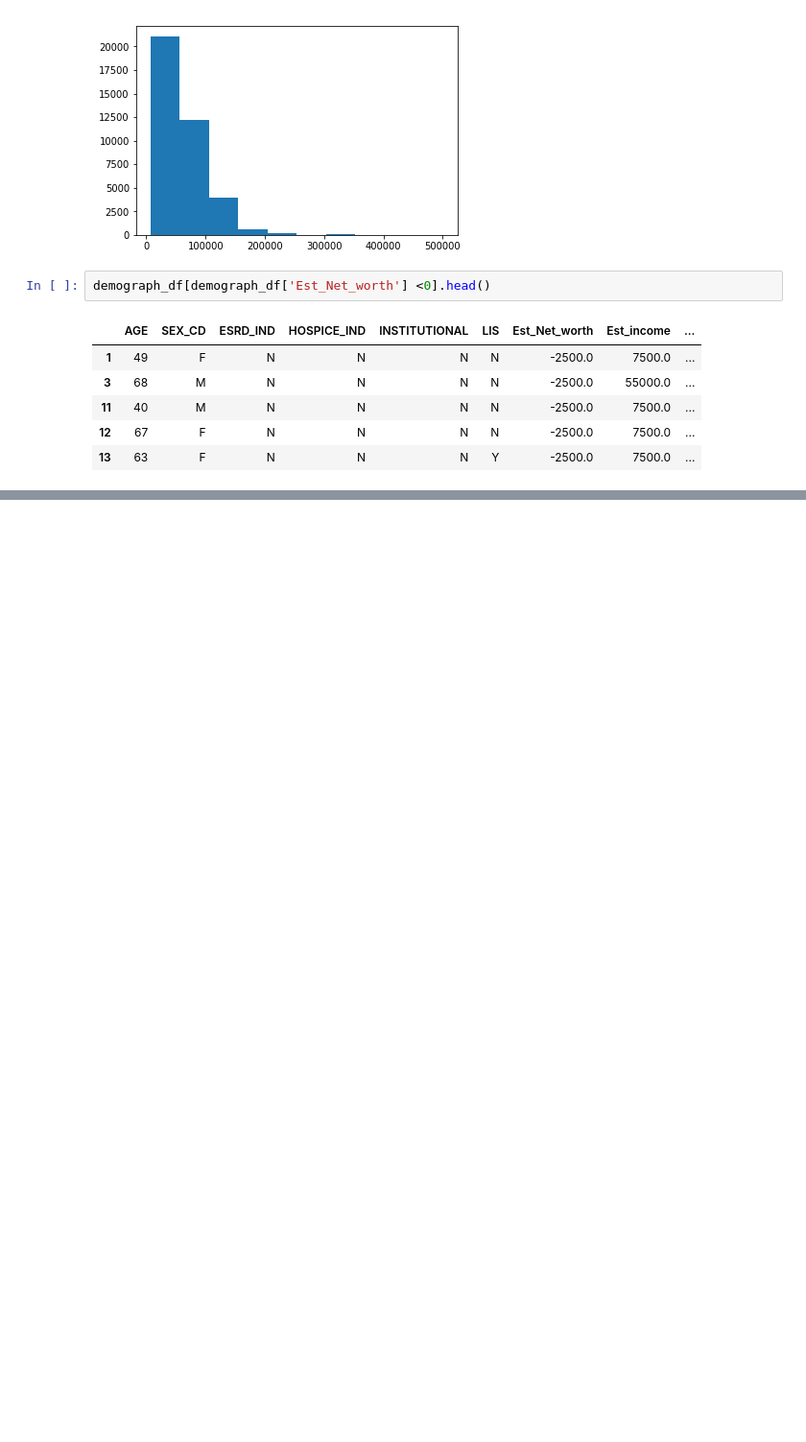
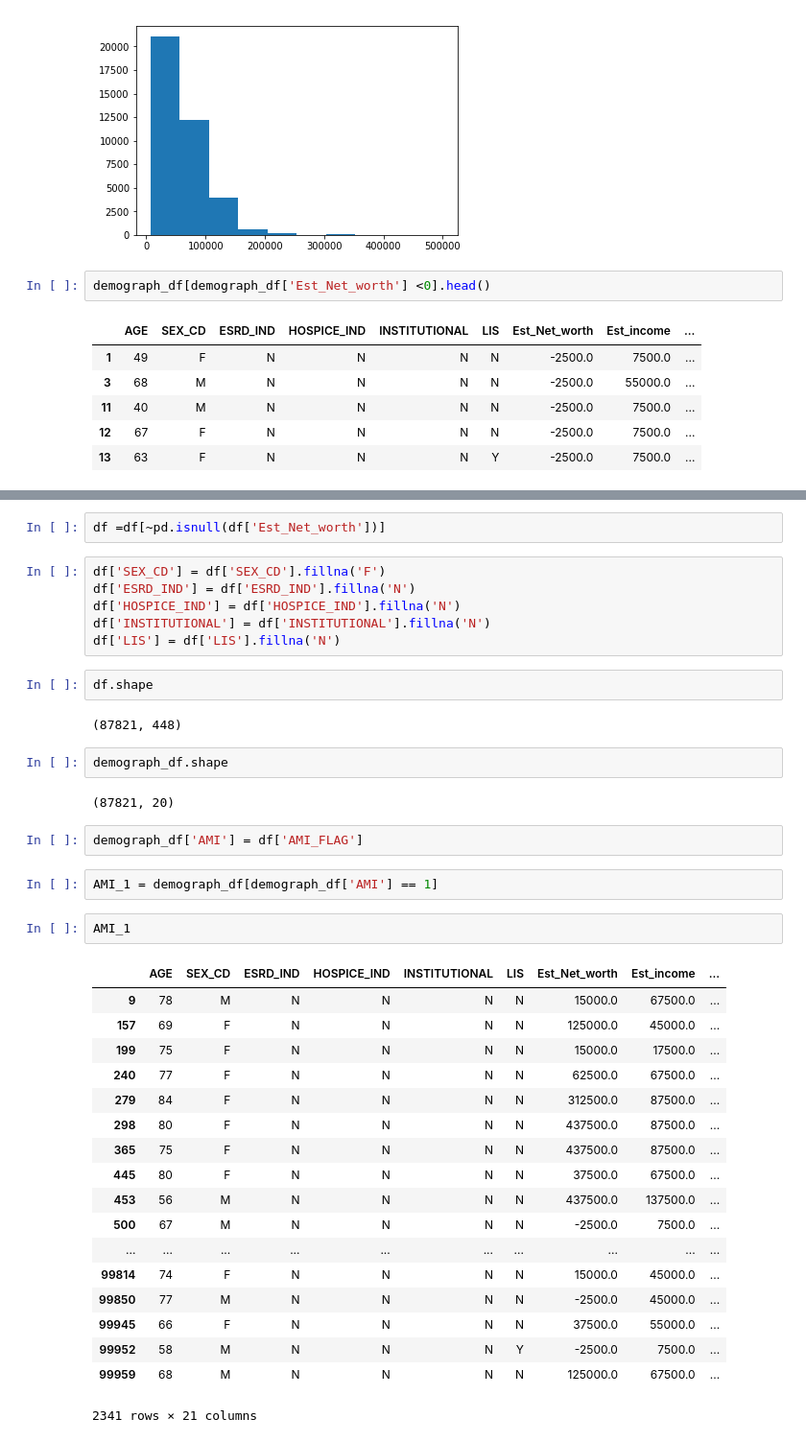
Before and after one commit to Preetikasri/Humana_HealthCare_Analytics, a Jupyter notebook: Humana.ipynb, the cells around one changed output, grey strips where cells are left out. Shown: that part at 96% size. Saved outputs shown, nothing was run; the diff lists cells and outputs as text; blank space fills up the shorter version.

```diff
--- a/Humana.ipynb
+++ b/Humana.ipynb
@@ -292,0 +414,41 @@ demograph_df[demograph_df['Est_Net_worth'] <0].head()
+# %%
+df =df[~pd.isnull(df['Est_Net_worth'])]
+# %%
+df['SEX_CD'] = df['SEX_CD'].fillna('F')
+df['ESRD_IND'] = df['ESRD_IND'].fillna('N')
+df['HOSPICE_IND'] = df['HOSPICE_IND'].fillna('N')
+df['INSTITUTIONAL'] = df['INSTITUTIONAL'].fillna('N')
+df['LIS'] = df['LIS'].fillna('N')
+# %%
+df.shape
+# %% [output]
+(87821, 448)
+# %%
+demograph_df.shape
+# %% [output]
+(87821, 20)
+# %%
+demograph_df['AMI'] = df['AMI_FLAG']
+# %%
+AMI_1 = demograph_df[demograph_df['AMI'] == 1]
+# %%
+AMI_1
+# %% [output]
+|  | AGE | SEX_CD | ESRD_IND | HOSPICE_IND | INSTITUTIONAL | LIS | Est_Net_worth | Est_income | ... |
+| 9 | 78 | M | N | N | N | N | 15000.0 | 67500.0 | ... |
+| 157 | 69 | F | N | N | N | N | 125000.0 | 45000.0 | ... |
+| 199 | 75 | F | N | N | N | N | 15000.0 | 17500.0 | ... |
+| 240 | 77 | F | N | N | N | N | 62500.0 | 67500.0 | ... |
+| 279 | 84 | F | N | N | N | N | 312500.0 | 87500.0 | ... |
+| 298 | 80 | F | N | N | N | N | 437500.0 | 87500.0 | ... |
+| 365 | 75 | F | N | N | N | N | 437500.0 | 87500.0 | ... |
+| 445 | 80 | F | N | N | N | N | 37500.0 | 67500.0 | ... |
+| 453 | 56 | M | N | N | N | N | 437500.0 | 137500.0 | ... |
+| 500 | 67 | M | N | N | N | N | -2500.0 | 7500.0 | ... |
+| ... | ... | ... | ... | ... | ... | ... | ... | ... | ... |
+| 99814 | 74 | F | N | N | N | N | 15000.0 | 45000.0 | ... |
+| 99850 | 77 | M | N | N | N | N | -2500.0 | 45000.0 | ... |
+| 99945 | 66 | F | N | N | N | N | 37500.0 | 55000.0 | ... |
+| 99952 | 58 | M | N | N | N | Y | -2500.0 | 7500.0 | ... |
+| 99959 | 68 | M | N | N | N | N | 125000.0 | 67500.0 | ... |
+2341 rows × 21 columns
```
Also changed, not shown: parts of 71 cells of this notebook, 1 other file.
